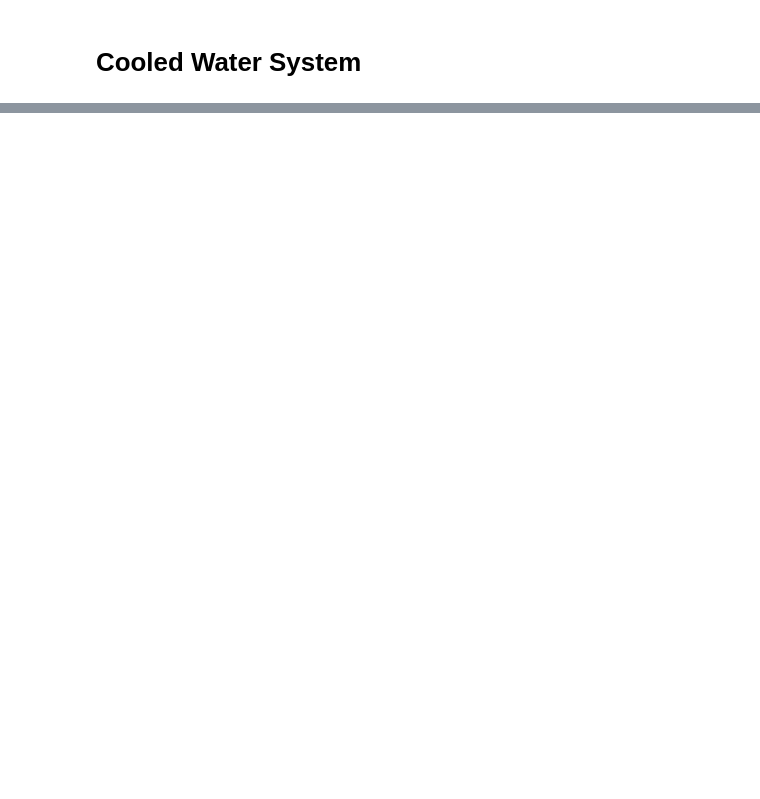
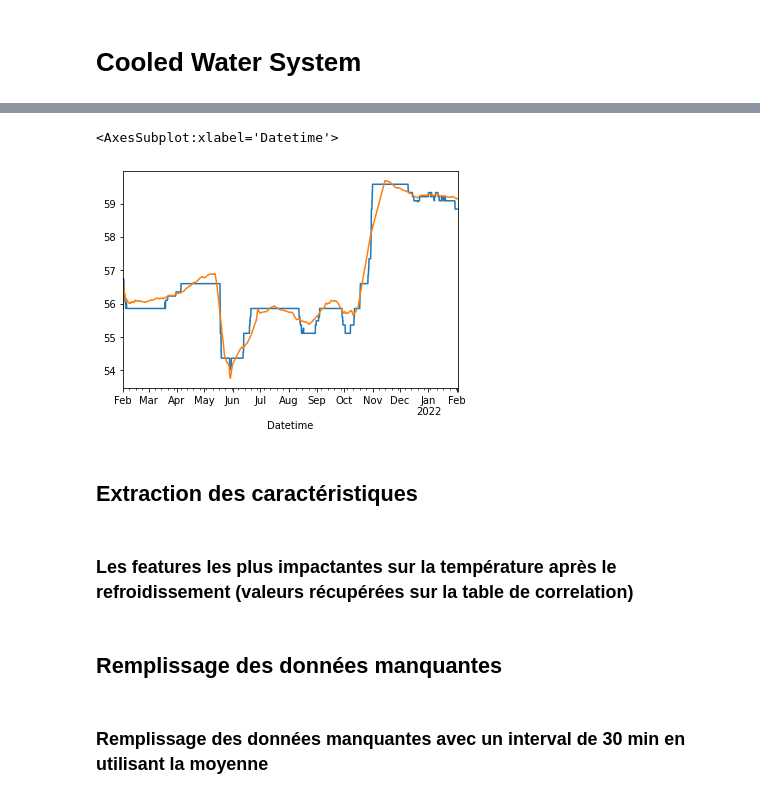
Before and after one commit to Psemata/CooledWaterSystem, a Jupyter notebook: cooledwatersystem.ipynb, the cells around one changed output, grey strips where cells are left out. Drawn from its saved outputs; the diff is of its cells as text; code cells hidden in the pictures; blank space fills up the shorter version.

```diff
--- a/cooledwatersystem.ipynb
+++ b/cooledwatersystem.ipynb
@@ -42,0 +78,11 @@ data.plot(y=["PMP", "TAF"])
+# %%
+# Moyenne et médiane glissante sur 30 jours
+data.PMP.rolling('30d').median().plot()
+data.PMP.rolling('30d').mean().plot()
+# %% [output]
+<AxesSubplot:xlabel='Datetime'>
+[figure, added]
+# %% [markdown]
+## Extraction des caractéristiques
+# %% [markdown]
+### Les features les plus impactantes sur la température après le refroidissement (valeurs récupérées sur la table de correlation)
@@ -42,0 +91,4 @@ data.plot(y=["PMP", "TAF"])
+# %% [markdown]
+## Remplissage des données manquantes
+# %% [markdown]
+### Remplissage des données manquantes avec un interval de 30 min en utilisant la moyenne
```
Also changed, not shown: parts of 37 cells of this notebook, 4 other files.
